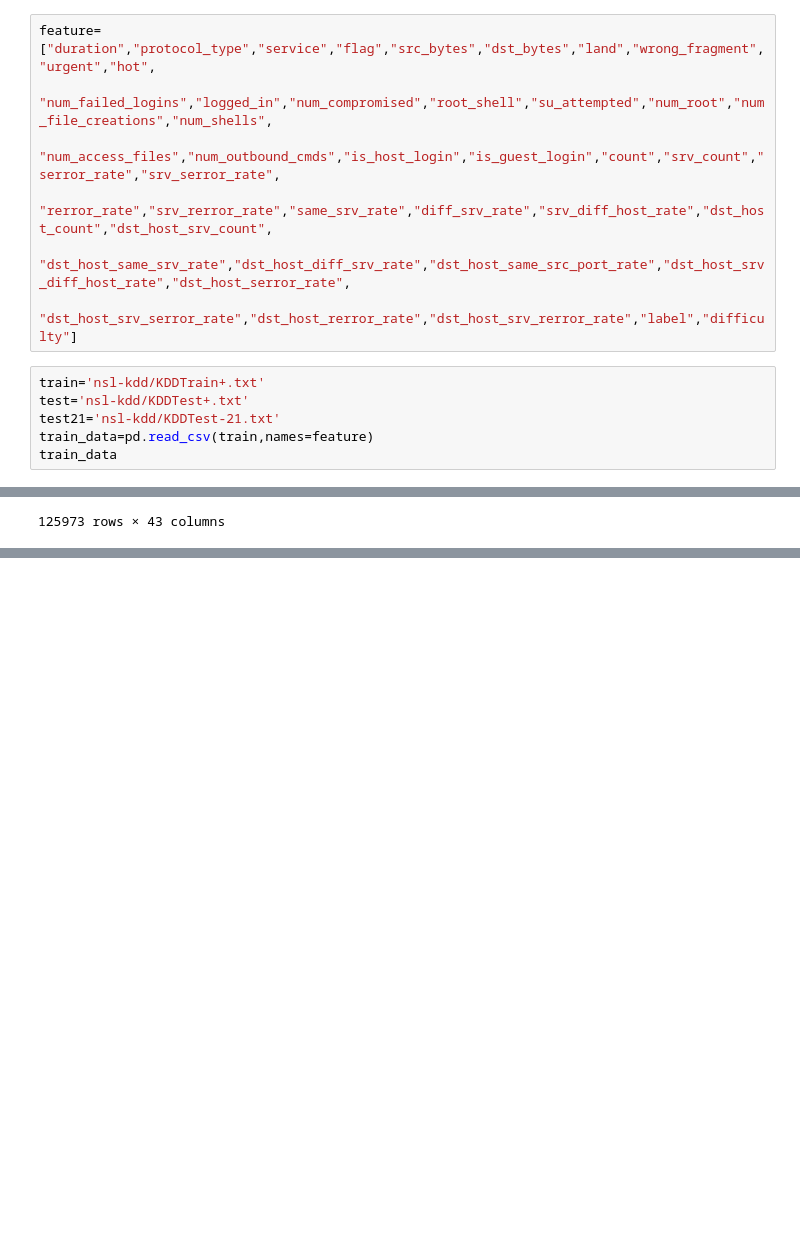
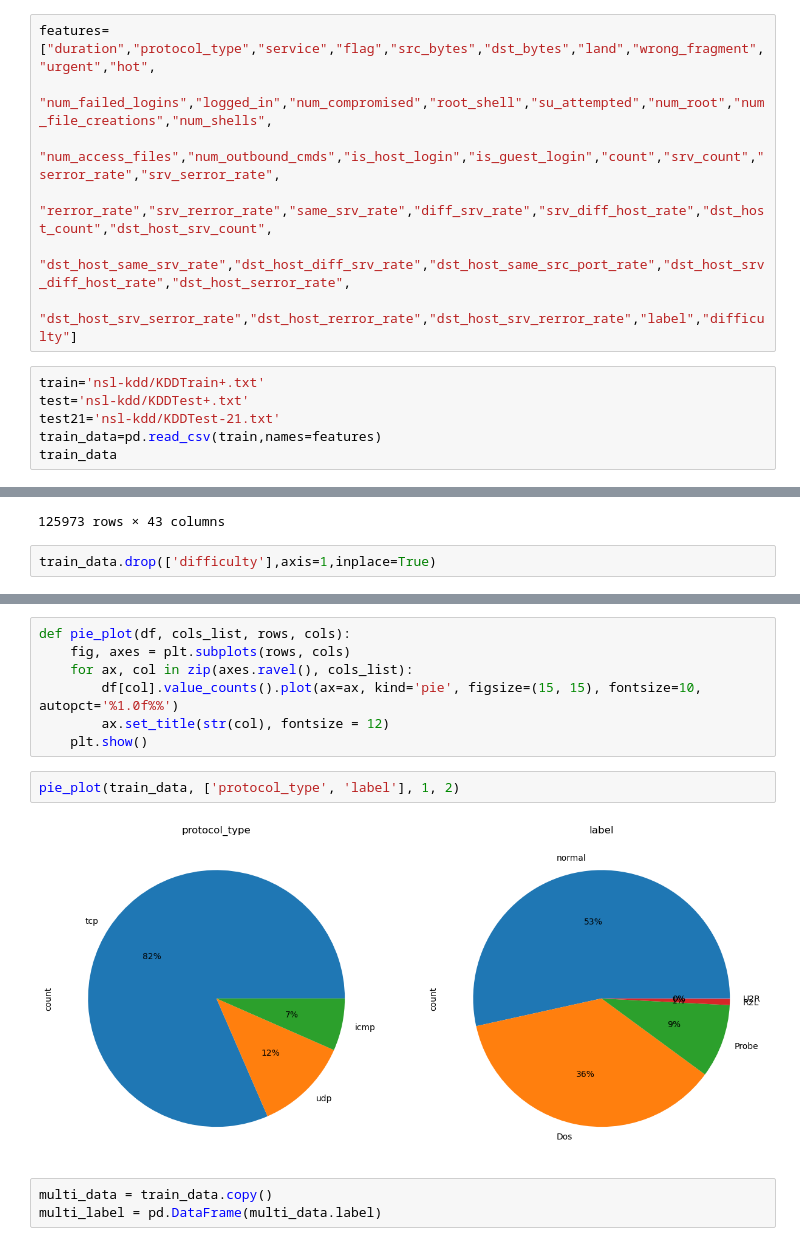
Before and after one commit to mohammedAcheddad/AI-Based-Network-IDS_ML-DL, a Jupyter notebook: ClassicalMulticlass.ipynb, the cells around one changed output, grey strips where cells are left out. Drawn from its saved outputs; the diff is of its cells as text; blank space fills up the shorter version.

Commit message:
multiclass

```diff
--- a/ClassicalMulticlass.ipynb
+++ b/ClassicalMulticlass.ipynb
@@ -36,7 +36,7 @@ from keras.models import Model
 # representation of model layers
 from keras.utils.vis_utils import plot_model
 # %%
-feature=["duration","protocol_type","service","flag","src_bytes","dst_bytes","land","wrong_fragment","urgent","hot",
+features=["duration","protocol_type","service","flag","src_bytes","dst_bytes","land","wrong_fragment","urgent","hot",
           "num_failed_logins","logged_in","num_compromised","root_shell","su_attempted","num_root","num_file_creations","num_shells",
           "num_access_files","num_outbound_cmds","is_host_login","is_guest_login","count","srv_count","serror_rate","srv_serror_rate",
           "rerror_rate","srv_rerror_rate","same_srv_rate","diff_srv_rate","srv_diff_host_rate","dst_host_count","dst_host_srv_count",
@@ -46,7 +46,7 @@ feature=["duration","protocol_type","service","flag","src_bytes","dst_bytes","la
 train='nsl-kdd/KDDTrain+.txt'
 test='nsl-kdd/KDDTest+.txt'
 test21='nsl-kdd/KDDTest-21.txt'
-train_data=pd.read_csv(train,names=feature)
+train_data=pd.read_csv(train,names=features)
 train_data
 # %% [output]
 |  | duration | protocol_type | service | flag | src_bytes | dst_bytes | land | wrong_fragment | urgent | ... |
@@ -62,3 +62,5 @@ train_data
 | 125971 | 0 | tcp | klogin | S0 | 0 | 0 | 0 | 0 | 0 | ... |
 | 125972 | 0 | tcp | ftp_data | SF | 151 | 0 | 0 | 0 | 0 | ... |
 125973 rows × 43 columns
+# %%
+train_data.drop(['difficulty'],axis=1,inplace=True)
@@ -64,0 +120,14 @@ train_data
+# %%
+def pie_plot(df, cols_list, rows, cols):
+    fig, axes = plt.subplots(rows, cols)
+    for ax, col in zip(axes.ravel(), cols_list):
+        df[col].value_counts().plot(ax=ax, kind='pie', figsize=(15, 15), fontsize=10, autopct='%1.0f%%')
+        ax.set_title(str(col), fontsize = 12)
+    plt.show()
+# %%
+pie_plot(train_data, ['protocol_type', 'label'], 1, 2)
+# %% [output]
+[figure, added]
+# %%
+multi_data = train_data.copy()
+multi_label = pd.DataFrame(multi_data.label)
```
Also changed, not shown: parts of 54 cells of this notebook.
